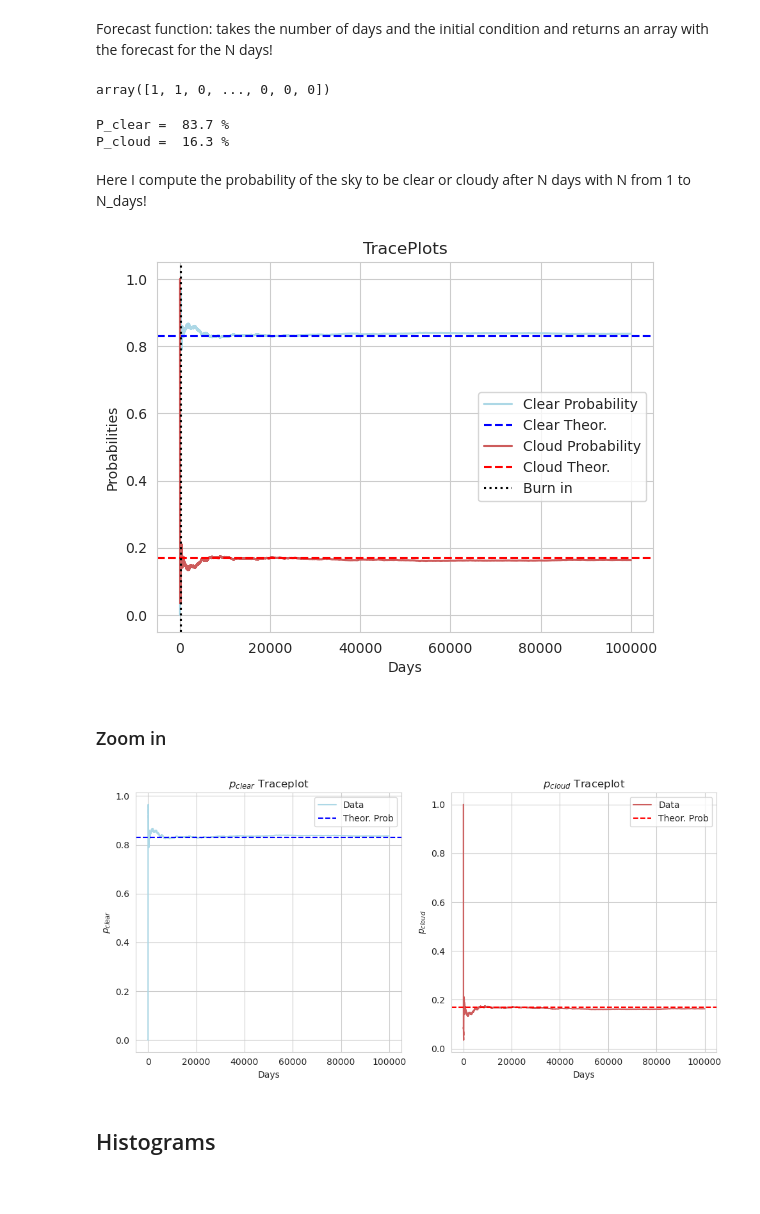
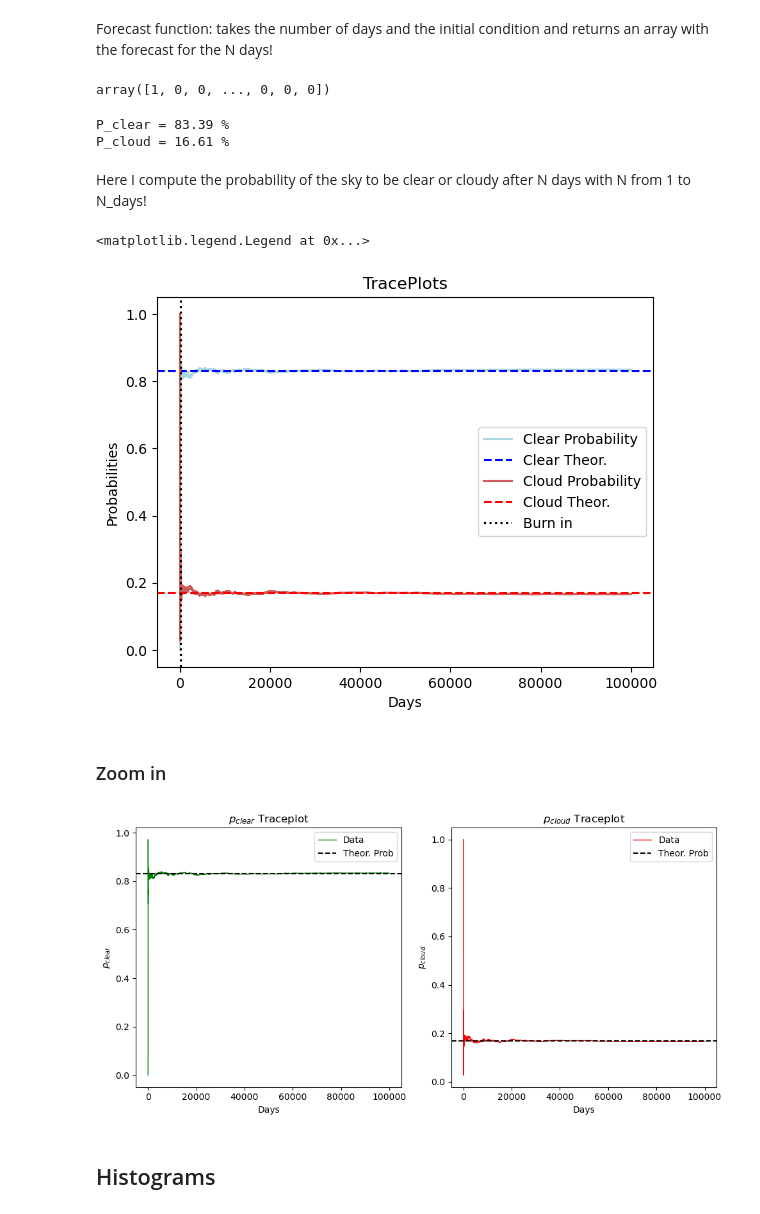
Before and after one commit to SimoneArienti/astrostatistics_bicocca_2024, a Jupyter notebook: working/Ex 09 Telescope Observations.ipynb, the cells around one changed output. Saved outputs shown, nothing was run; the diff lists cells and outputs as text; code cells hidden in the pictures.

```diff
--- a/working/Ex 09 Telescope Observations.ipynb
+++ b/working/Ex 09 Telescope Observations.ipynb
@@ -100,12 +100,12 @@ def Probabilities(current, proposed):
 Forecast function: takes the number of days and the initial condition and returns an array with the forecast for the N days!
 # %%
 # This function implements the Metropolis-Hastings Algotithm
-def Forecast(samples=N_days, initial_weather = 1):
+def Forecast(n_samples, initial_weather = 1):
 
     current_weather = initial_weather
     posterior = [initial_weather]
 
-    for i in tqdm(range(samples)):
+    for i in tqdm(range(n_samples)):
         # Proposed value for theta_{i+1}
         proposed_weather = np.random.randint(0, 2)
 
@@ -123,20 +123,20 @@ def Forecast(samples=N_days, initial_weather = 1):
 
     return np.array(posterior)
 # %%
-posterior = Forecast()
+posterior = Forecast(n_samples=N_days, initial_weather=1)
 # %%
 posterior
 # %% [output]
-array([1, 1, 0, ..., 0, 0, 0])
+array([1, 0, 0, ..., 0, 0, 0])
 # %%
 clear_prob = np.count_nonzero(posterior==0)/N_days
 cloud_prob = np.count_nonzero(posterior==1)/N_days
 # %%
-print(r'P_clear = ', np.round(clear_prob*100, 1), '%')
-print(r'P_cloud = ', np.round(cloud_prob*100, 1), '%')
+print(f'P_clear = {100*clear_prob:.2f} %')
+print(f'P_cloud = {100*cloud_prob:.2f} %')
 # %% [output]
-P_clear =  83.7 %
-P_cloud =  16.3 %
+P_clear = 83.39 %
+P_cloud = 16.61 %
 # %% [markdown]
 Here I compute the probability of the sky to be clear or cloudy after N days with N from 1 to N_days!
 # %%
@@ -163,34 +163,34 @@ plt.title('TracePlots')
 plt.xlabel('Days')
 plt.ylabel('Probabilities')
 plt.legend()
-sns.set_style('whitegrid')
 # %% [output]
+<matplotlib.legend.Legend at 0x...>
-[figure, old version]
+[figure, new version]
 # %% [markdown]
 ### Zoom in
 # %%
 fig, axs = plt.subplots(1, 2, figsize=(10, 5))
 
 # Plot sul primo subplot
-axs[0].plot(N_days, Clear_p, label='Data', color='lightblue')
-axs[0].axhline(y=p_clear, color='blue', linestyle='--', label='Theor. Prob')
+axs[0].plot(N_days, Clear_p, label='Data', color='green', linewidth=1.0)
+axs[0].axhline(y=p_clear, color='black', linestyle='--', label='Theor. Prob')
 axs[0].set_title('$p_{clear}$ Traceplot')
 axs[0].set_xlabel('Days')
 axs[0].set_ylabel('$p_{clear}$')
 axs[0].legend()
 
 # Plot sul secondo subplot
-axs[1].plot(N_days, Cloud_p, label='Data', color='indianred')
-axs[1].axhline(y=p_cloud, color='Red', linestyle='--', label='Theor. Prob')
+axs[1].plot(N_days, Cloud_p, label='Data', color='red', linewidth=1.0)
+axs[1].axhline(y=p_cloud, color='black', linestyle='--', label='Theor. Prob')
 axs[1].set_title('$p_{cloud}$ Traceplot')
 axs[1].set_xlabel('Days')
 axs[1].set_ylabel('$p_{cloud}$')
 axs[1].legend()
 
 # Mostra il grafico
 plt.tight_layout()
 # %% [output]
-[figure, old version]
+[figure, new version]
 # %% [markdown]
 ## Histograms
 # %%
```
Also changed, not shown: parts of 12 cells of this notebook.
